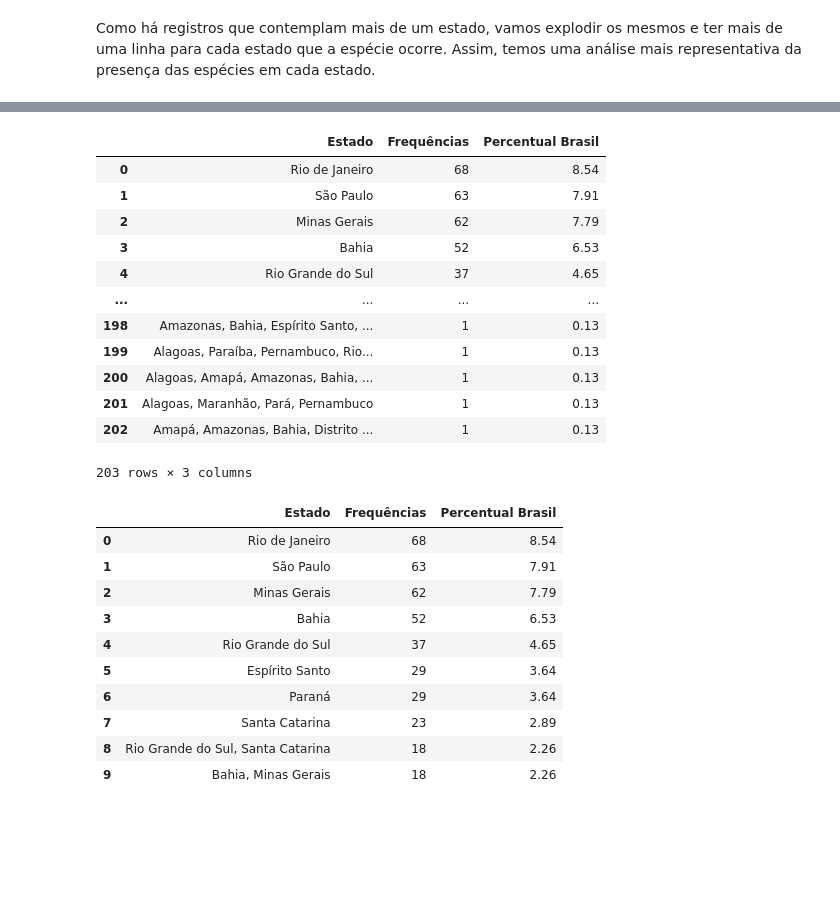
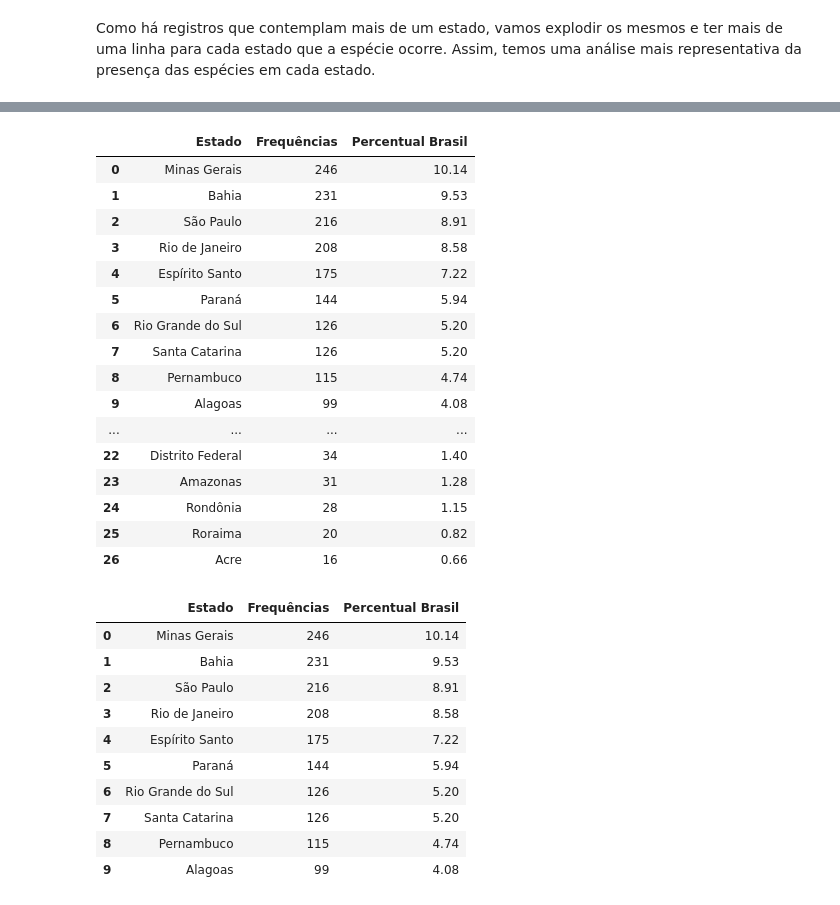
Before and after one commit to Carrascofs/analise-biodiversidade-mata-atlantica, a Jupyter notebook: notebooks/01_limpeza_e_exploracao.ipynb, the cells around one changed output, grey strips where cells are left out. Cells and saved outputs as stored; diff of their text form; code cells hidden in the pictures; blank space fills up the shorter version.

```diff
--- a/notebooks/01_limpeza_e_exploracao.ipynb
+++ b/notebooks/01_limpeza_e_exploracao.ipynb
@@ -122,7 +122,10 @@ colunas_desejadas = [
     "Regiao",
     "Bioma",
     "Tendencia_Populacional",
-    "Ameaca"
+    "Ameaca",
+    "Unidade_de_Conservacao_Federal",
+    "Unidade_de_Conservacao_Estadual",
+    "RPPN"
 ]
 
 df = pd.read_csv(
@@ -437,3 +439,22 @@ estados_filtr
 203 rows × 2 columns
 # %% [markdown]
  Como há registros que contemplam mais de um estado, vamos explodir os mesmos e ter mais de uma linha para cada estado que a espécie ocorre. Assim, temos uma análise mais representativa da presença das espécies em cada estado.
+# %%
+#criamos uma copia da planilha de espécies endemicas e filtradas para explodir os estados
+estados_explod  = df_endem_filtr['Estado'].copy().to_frame()
+
+#filtramos os valores nulos e vazios antes de processar
+estados_explod = estados_explod[estados_explod['Estado'].notna()]  # Remove NaN
+estados_explod = estados_explod[estados_explod['Estado'] != '']    # Remove vazios
+
+# Explodimos os estados separados por vírgula em linhas diferentes
+estados_explod['Estado'] = estados_explod['Estado'].str.split(',')
+estados_explod = estados_explod.explode('Estado')
+estados_explod['Estado'] = estados_explod['Estado'].str.strip()
+
+# Agora sim, criamos a nova planilha com as frequências dos estados explodidos
+estados_filtr_2  = estados_explod['Estado'].value_counts().to_frame("Frequências")
+estados_filtr_2 ['Estado'] = estados_filtr_2.index
+estados_filtr_2 = estados_filtr_2.reset_index(drop=True)
+estados_filtr_2 = estados_filtr_2[['Estado', 'Frequências']]
+estados_filtr_2
@@ -440,35 +479,39 @@ estados_filtr
 # %%
 # Adicionamos uma nova coluna com um valor do percentual da frequência daquele estado /
 #  em relação a frequência para o pais todo.
-estados_filtr["Percentual Brasil"] = ((estados_filtr["Frequências"] / estados_filtr["Frequências"].sum()) * 100).round(2)
-estados_filtr
+estados_filtr_2["Percentual Brasil"] = ((estados_filtr_2["Frequências"] / estados_filtr_2["Frequências"].sum()) * 100).round(2)
+estados_filtr_2
 # %% [output]
 |  | Estado | Frequências | Percentual Brasil |
-| 0 | Rio de Janeiro | 68 | 8.54 |
-| 1 | São Paulo | 63 | 7.91 |
-| 2 | Minas Gerais | 62 | 7.79 |
-| 3 | Bahia | 52 | 6.53 |
-| 4 | Rio Grande do Sul | 37 | 4.65 |
+| 0 | Minas Gerais | 246 | 10.14 |
+| 1 | Bahia | 231 | 9.53 |
+| 2 | São Paulo | 216 | 8.91 |
+| 3 | Rio de Janeiro | 208 | 8.58 |
+| 4 | Espírito Santo | 175 | 7.22 |
+| 5 | Paraná | 144 | 5.94 |
+| 6 | Rio Grande do Sul | 126 | 5.20 |
+| 7 | Santa Catarina | 126 | 5.20 |
+| 8 | Pernambuco | 115 | 4.74 |
+| 9 | Alagoas | 99 | 4.08 |
 | ... | ... | ... | ... |
-| 198 | Amazonas, Bahia, Espírito Santo, ... | 1 | 0.13 |
-| 199 | Alagoas, Paraíba, Pernambuco, Rio... | 1 | 0.13 |
-| 200 | Alagoas, Amapá, Amazonas, Bahia, ... | 1 | 0.13 |
-| 201 | Alagoas, Maranhão, Pará, Pernambuco | 1 | 0.13 |
-| 202 | Amapá, Amazonas, Bahia, Distrito ... | 1 | 0.13 |
+| 22 | Distrito Federal | 34 | 1.40 |
+| 23 | Amazonas | 31 | 1.28 |
+| 24 | Rondônia | 28 | 1.15 |
+| 25 | Roraima | 20 | 0.82 |
+| 26 | Acre | 16 | 0.66 |
-203 rows × 3 columns
 # %%
 #Vamos focar agora nas 10 primeiras linhas da planilha.
-estados_filtr_top = estados_filtr.head(10)
+estados_filtr_top = estados_filtr_2.head(10)
 estados_filtr_top
 # %% [output]
 |  | Estado | Frequências | Percentual Brasil |
-| 0 | Rio de Janeiro | 68 | 8.54 |
-| 1 | São Paulo | 63 | 7.91 |
-| 2 | Minas Gerais | 62 | 7.79 |
-| 3 | Bahia | 52 | 6.53 |
-| 4 | Rio Grande do Sul | 37 | 4.65 |
-| 5 | Espírito Santo | 29 | 3.64 |
-| 6 | Paraná | 29 | 3.64 |
-| 7 | Santa Catarina | 23 | 2.89 |
-| 8 | Rio Grande do Sul, Santa Catarina | 18 | 2.26 |
-| 9 | Bahia, Minas Gerais | 18 | 2.26 |
+| 0 | Minas Gerais | 246 | 10.14 |
+| 1 | Bahia | 231 | 9.53 |
+| 2 | São Paulo | 216 | 8.91 |
+| 3 | Rio de Janeiro | 208 | 8.58 |
+| 4 | Espírito Santo | 175 | 7.22 |
+| 5 | Paraná | 144 | 5.94 |
+| 6 | Rio Grande do Sul | 126 | 5.20 |
+| 7 | Santa Catarina | 126 | 5.20 |
+| 8 | Pernambuco | 115 | 4.74 |
+| 9 | Alagoas | 99 | 4.08 |
```
Also changed, not shown: parts of 20 cells of this notebook, 1 other file.
